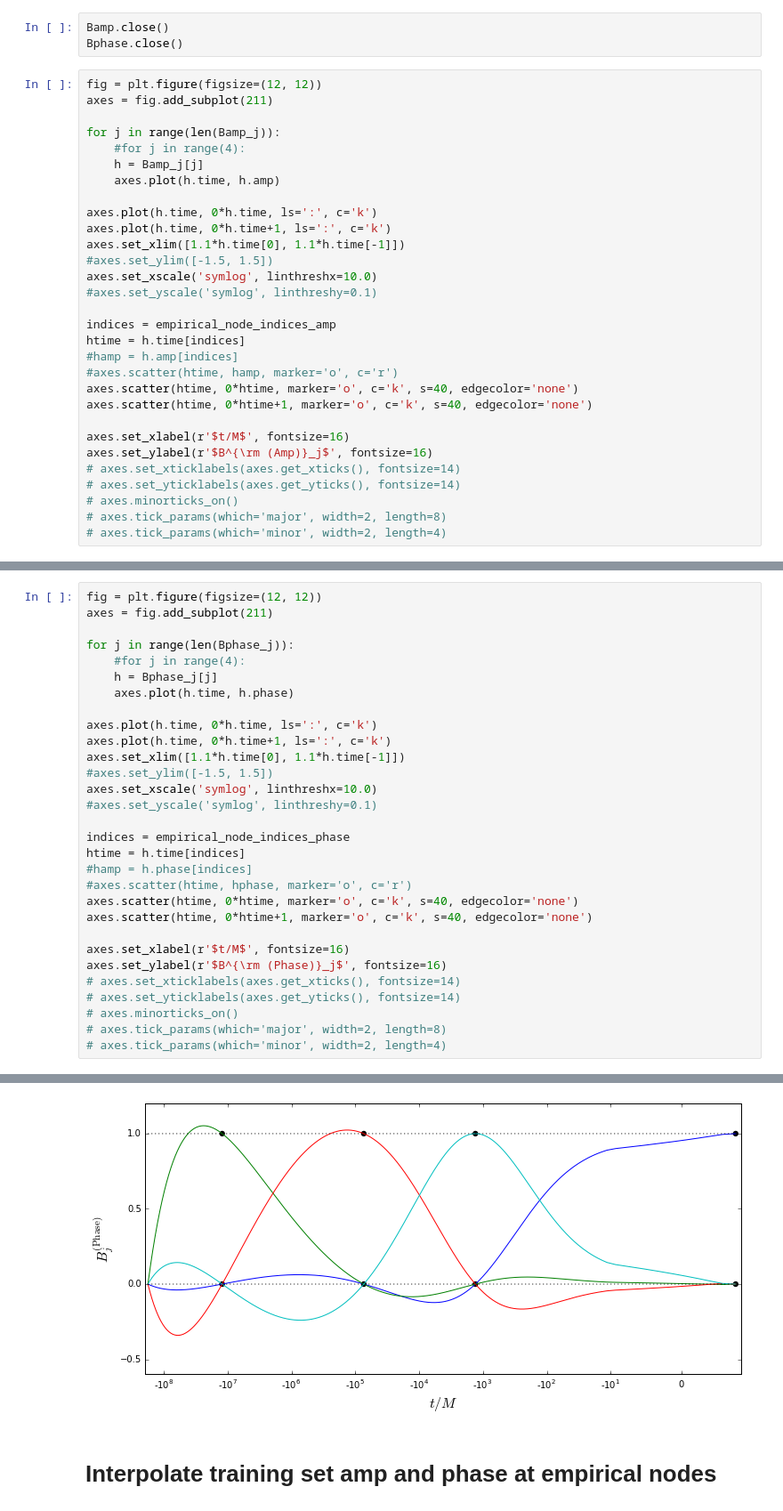
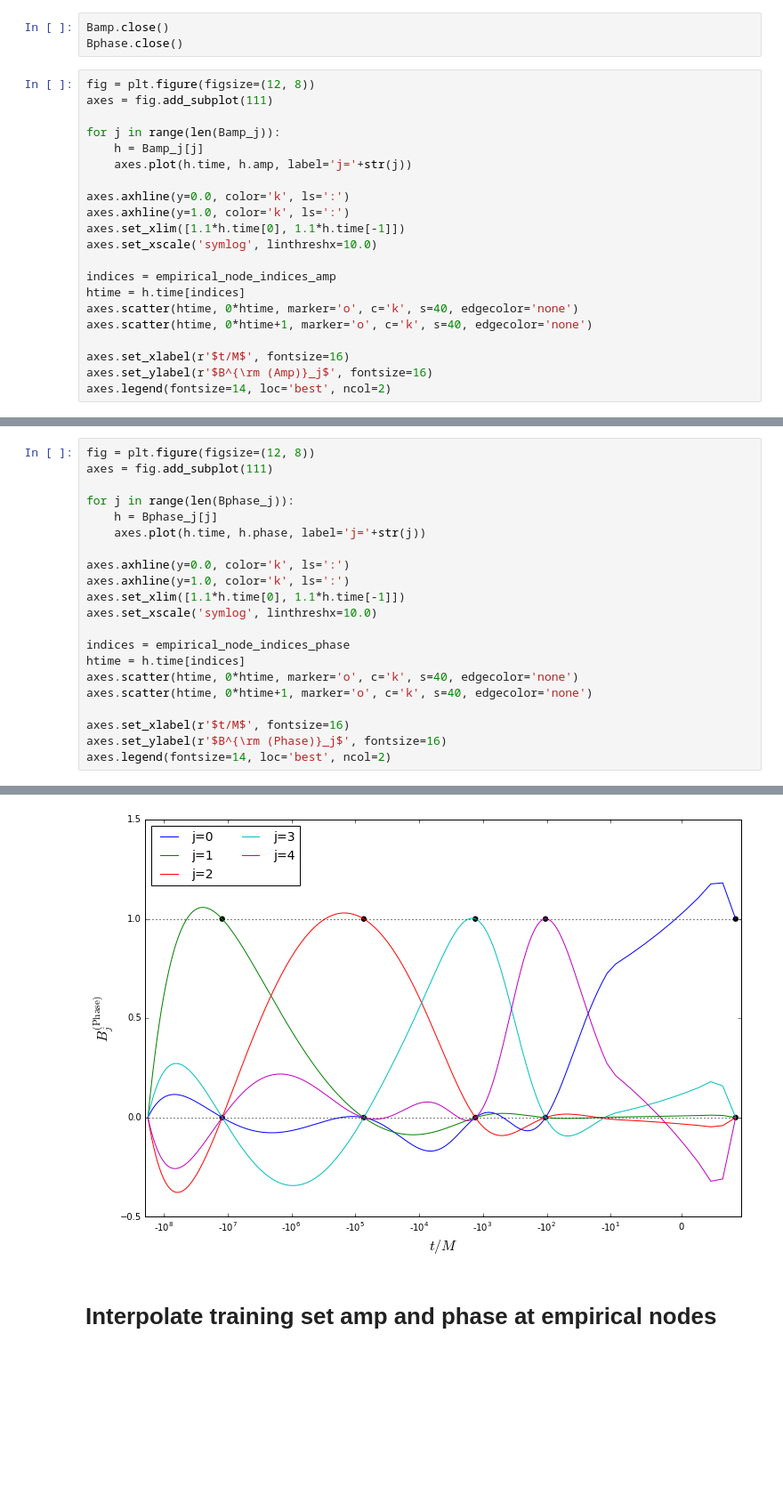
Before and after one commit to benjaminlackey/cbcrom, a Jupyter notebook: notebooks/MakeTSAndROM.ipynb, the cells around one changed output, grey strips where cells are left out. Shown at 89% size. Drawn from its saved outputs; the diff is of its cells as text; blank space fills up the shorter version.

```diff
--- a/notebooks/MakeTSAndROM.ipynb
+++ b/notebooks/MakeTSAndROM.ipynb
@@ -260,33 +261,24 @@ Bphase_list = [Bphase.get_waveform_data(i) for i in range(Bphase.get_len())]
 Bamp.close()
 Bphase.close()
 # %%
-fig = plt.figure(figsize=(12, 12))
-axes = fig.add_subplot(211)
+fig = plt.figure(figsize=(12, 8))
+axes = fig.add_subplot(111)
 
 for j in range(len(Bamp_j)):
-    #for j in range(4):
     h = Bamp_j[j]
-    axes.plot(h.time, h.amp)
+    axes.plot(h.time, h.amp, label='j='+str(j))
 
-axes.plot(h.time, 0*h.time, ls=':', c='k')
-axes.plot(h.time, 0*h.time+1, ls=':', c='k')
+axes.axhline(y=0.0, color='k', ls=':')
+axes.axhline(y=1.0, color='k', ls=':')
 axes.set_xlim([1.1*h.time[0], 1.1*h.time[-1]])
-#axes.set_ylim([-1.5, 1.5])
 axes.set_xscale('symlog', linthreshx=10.0)
-#axes.set_yscale('symlog', linthreshy=0.1)
 
 indices = empirical_node_indices_amp
 htime = h.time[indices]
-#hamp = h.amp[indices]
-#axes.scatter(htime, hamp, marker='o', c='r')
 axes.scatter(htime, 0*htime, marker='o', c='k', s=40, edgecolor='none')
 axes.scatter(htime, 0*htime+1, marker='o', c='k', s=40, edgecolor='none')
 
 axes.set_xlabel(r'$t/M$', fontsize=16)
 axes.set_ylabel(r'$B^{\rm (Amp)}_j$', fontsize=16)
-# axes.set_xticklabels(axes.get_xticks(), fontsize=14)
-# axes.set_yticklabels(axes.get_yticks(), fontsize=14)
-# axes.minorticks_on()
-# axes.tick_params(which='major', width=2, length=8)
-# axes.tick_params(which='minor', width=2, length=4)
+axes.legend(fontsize=14, loc='best', ncol=2)
 # %% [output]
@@ -295,31 +287,22 @@ axes.set_ylabel(r'$B^{\rm (Amp)}_j$', fontsize=16)
 # %%
-fig = plt.figure(figsize=(12, 12))
-axes = fig.add_subplot(211)
+fig = plt.figure(figsize=(12, 8))
+axes = fig.add_subplot(111)
 
 for j in range(len(Bphase_j)):
-    #for j in range(4):
     h = Bphase_j[j]
-    axes.plot(h.time, h.phase)
+    axes.plot(h.time, h.phase, label='j='+str(j))
 
-axes.plot(h.time, 0*h.time, ls=':', c='k')
-axes.plot(h.time, 0*h.time+1, ls=':', c='k')
+axes.axhline(y=0.0, color='k', ls=':')
+axes.axhline(y=1.0, color='k', ls=':')
 axes.set_xlim([1.1*h.time[0], 1.1*h.time[-1]])
-#axes.set_ylim([-1.5, 1.5])
 axes.set_xscale('symlog', linthreshx=10.0)
-#axes.set_yscale('symlog', linthreshy=0.1)
 
 indices = empirical_node_indices_phase
 htime = h.time[indices]
-#hamp = h.phase[indices]
-#axes.scatter(htime, hphase, marker='o', c='r')
 axes.scatter(htime, 0*htime, marker='o', c='k', s=40, edgecolor='none')
 axes.scatter(htime, 0*htime+1, marker='o', c='k', s=40, edgecolor='none')
 
 axes.set_xlabel(r'$t/M$', fontsize=16)
 axes.set_ylabel(r'$B^{\rm (Phase)}_j$', fontsize=16)
-# axes.set_xticklabels(axes.get_xticks(), fontsize=14)
-# axes.set_yticklabels(axes.get_yticks(), fontsize=14)
-# axes.minorticks_on()
-# axes.tick_params(which='major', width=2, length=8)
-# axes.tick_params(which='minor', width=2, length=4)
+axes.legend(fontsize=14, loc='best', ncol=2)
 # %% [output]
@@ -327,4 +310,4 @@ axes.set_ylabel(r'$B^{\rm (Phase)}_j$', fontsize=16)
-[figure, old version]
+[figure, new version]
 # %% [markdown]
 # Interpolate training set amp and phase at empirical nodes
 # %%
```
Also changed, not shown: parts of 7 cells of this notebook, 11 other files.
